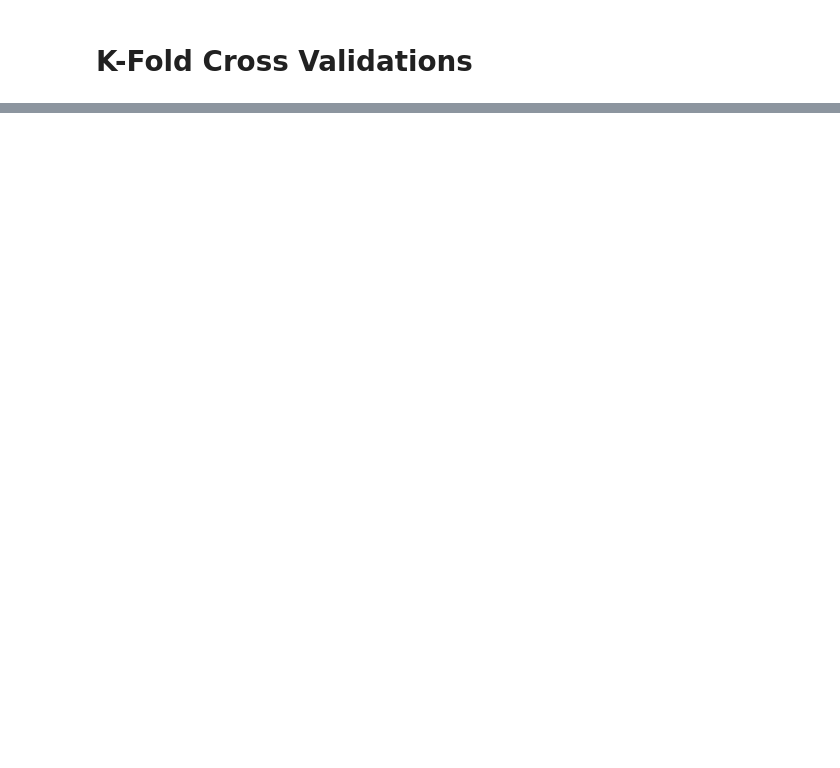
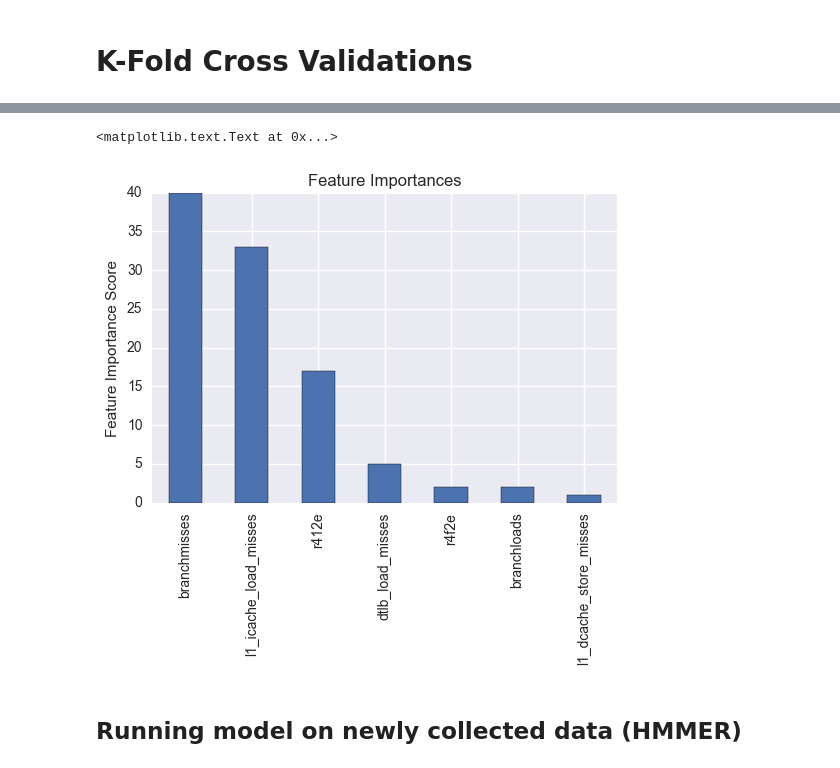
Before and after one commit to LolopoPro/PattsPapas, a Jupyter notebook: DataAnalysis.ipynb, the cells around one changed output, grey strips where cells are left out. Cells and saved outputs as stored; diff of their text form; code cells hidden in the pictures; blank space fills up the shorter version.

```diff
--- a/DataAnalysis.ipynb
+++ b/DataAnalysis.ipynb
@@ -535,0 +703,9 @@ Average score:
+# %%
+feat_imp = pd.Series(xgbmodel.booster().get_fscore()).sort_values(ascending=False)
+feat_imp.plot(kind='bar', title='Feature Importances')
+plt.ylabel('Feature Importance Score')
+# %% [output]
+<matplotlib.text.Text at 0x...>
+[figure, added]
+# %% [markdown]
+## Running model on newly collected data (HMMER)
```
Also changed, not shown: parts of 62 cells of this notebook.
